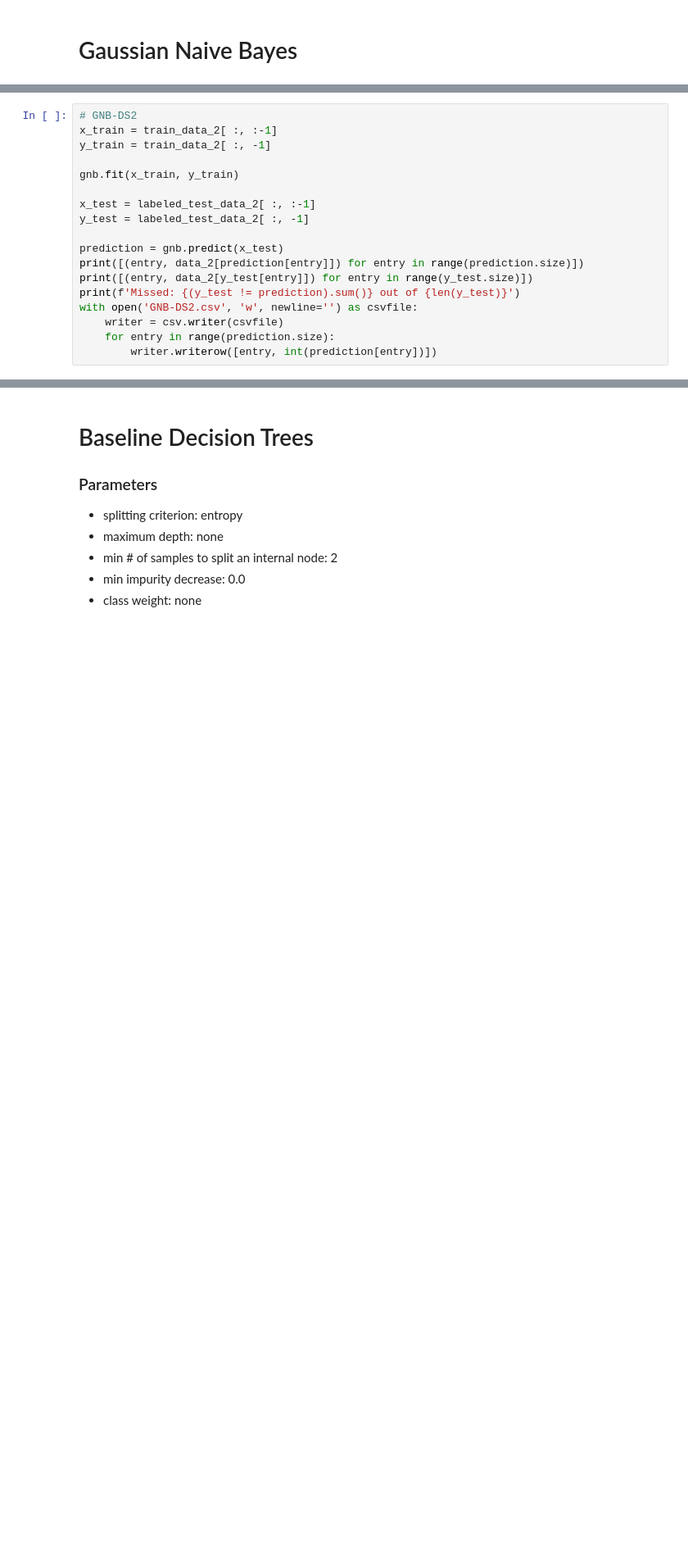
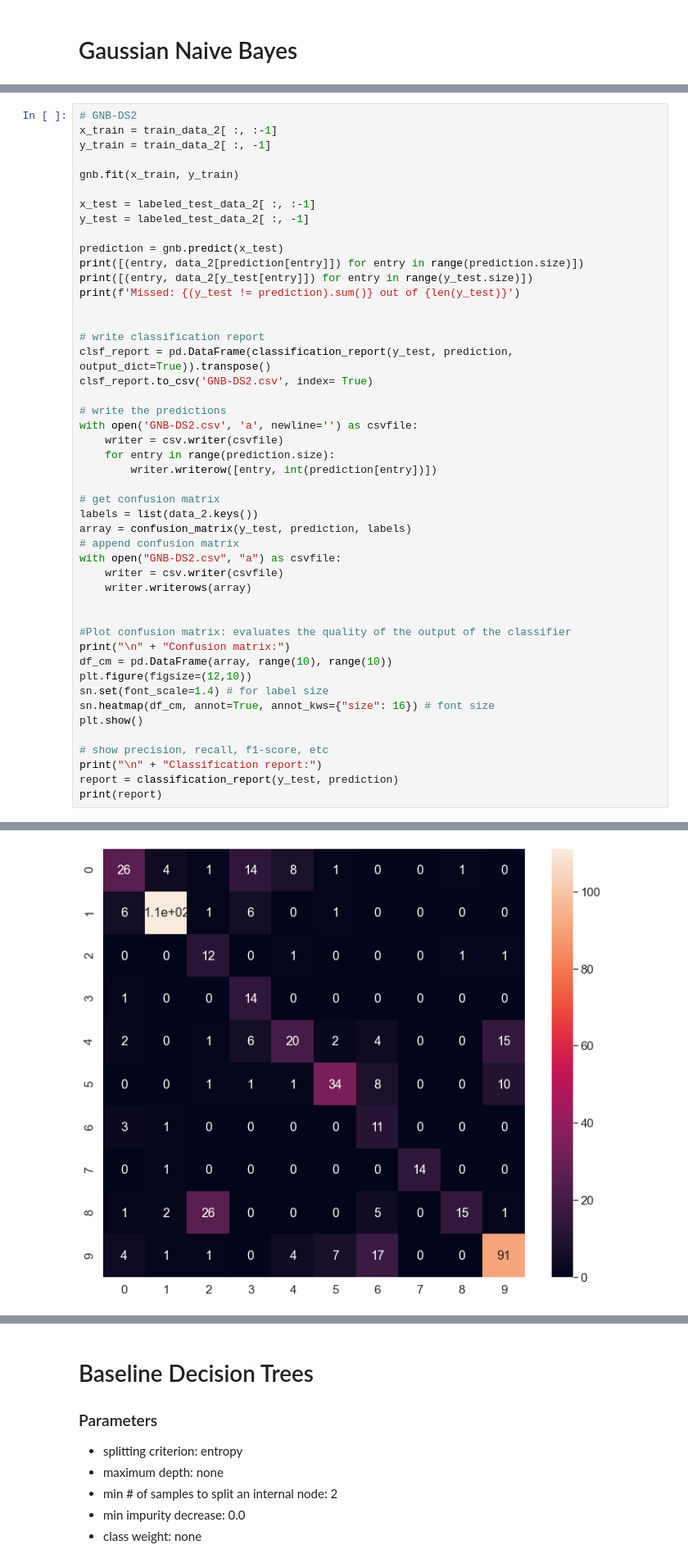
Before and after one commit to BryceHamilton/ML_Workbench, a Jupyter notebook: Assignment 1/MLbench.py.ipynb, the cells around one changed output, grey strips where cells are left out. Shown at 82% size. Drawn from its saved outputs; the diff is of its cells as text; blank space fills up the shorter version.

```diff
--- a/Assignment 1/MLbench.py.ipynb
+++ b/Assignment 1/MLbench.py.ipynb
@@ -162,10 +218,39 @@ prediction = gnb.predict(x_test)
 print([(entry, data_2[prediction[entry]]) for entry in range(prediction.size)])
 print([(entry, data_2[y_test[entry]]) for entry in range(y_test.size)])
 print(f'Missed: {(y_test != prediction).sum()} out of {len(y_test)}')
-with open('GNB-DS2.csv', 'w', newline='') as csvfile:
+
+
+# write classification report
+clsf_report = pd.DataFrame(classification_report(y_test, prediction, output_dict=True)).transpose()
+clsf_report.to_csv('GNB-DS2.csv', index= True)
+
+# write the predictions
+with open('GNB-DS2.csv', 'a', newline='') as csvfile:
     writer = csv.writer(csvfile)
     for entry in range(prediction.size):
         writer.writerow([entry, int(prediction[entry])])
+
+# get confusion matrix
+labels = list(data_2.keys())
+array = confusion_matrix(y_test, prediction, labels)
+# append confusion matrix
+with open("GNB-DS2.csv", "a") as csvfile:
+    writer = csv.writer(csvfile)
+    writer.writerows(array)
+
+
+#Plot confusion matrix: evaluates the quality of the output of the classifier
+print("\n" + "Confusion matrix:")
+df_cm = pd.DataFrame(array, range(10), range(10))
+plt.figure(figsize=(12,10))
+sn.set(font_scale=1.4) # for label size
+sn.heatmap(df_cm, annot=True, annot_kws={"size": 16}) # font size
+plt.show()
+
+# show precision, recall, f1-score, etc
+print("\n" + "Classification report:")
+report = classification_report(y_test, prediction)
+print(report)
 # %% [output]
 [(0, 'xi'), (1, 'sigma'), (2, 'pi'), (3, 'delta'), (4, 'xi'), (5, 'sigma'), (6, 'alpha'), (7, 'sigma'), (8, 'lambda'), (9, 'xi'), (10, 'pi'), (11, 'alpha'), (12, 'sigma'), (13, 'xi'), (14, 'beta'), (1 ...
 [(0, 'xi'), (1, 'pi'), (2, 'gamma'), (3, 'delta'), (4, 'xi'), (5, 'alpha'), (6, 'alpha'), (7, 'sigma'), (8, 'mu'), (9, 'xi'), (10, 'pi'), (11, 'alpha'), (12, 'sigma'), (13, 'xi'), (14, 'pi'), (15, 'si ...
@@ -172,0 +260 @@ Missed: 172 out of 520
+[figure, added]
```
Also changed, not shown: parts of 15 cells of this notebook, 13 other files.
